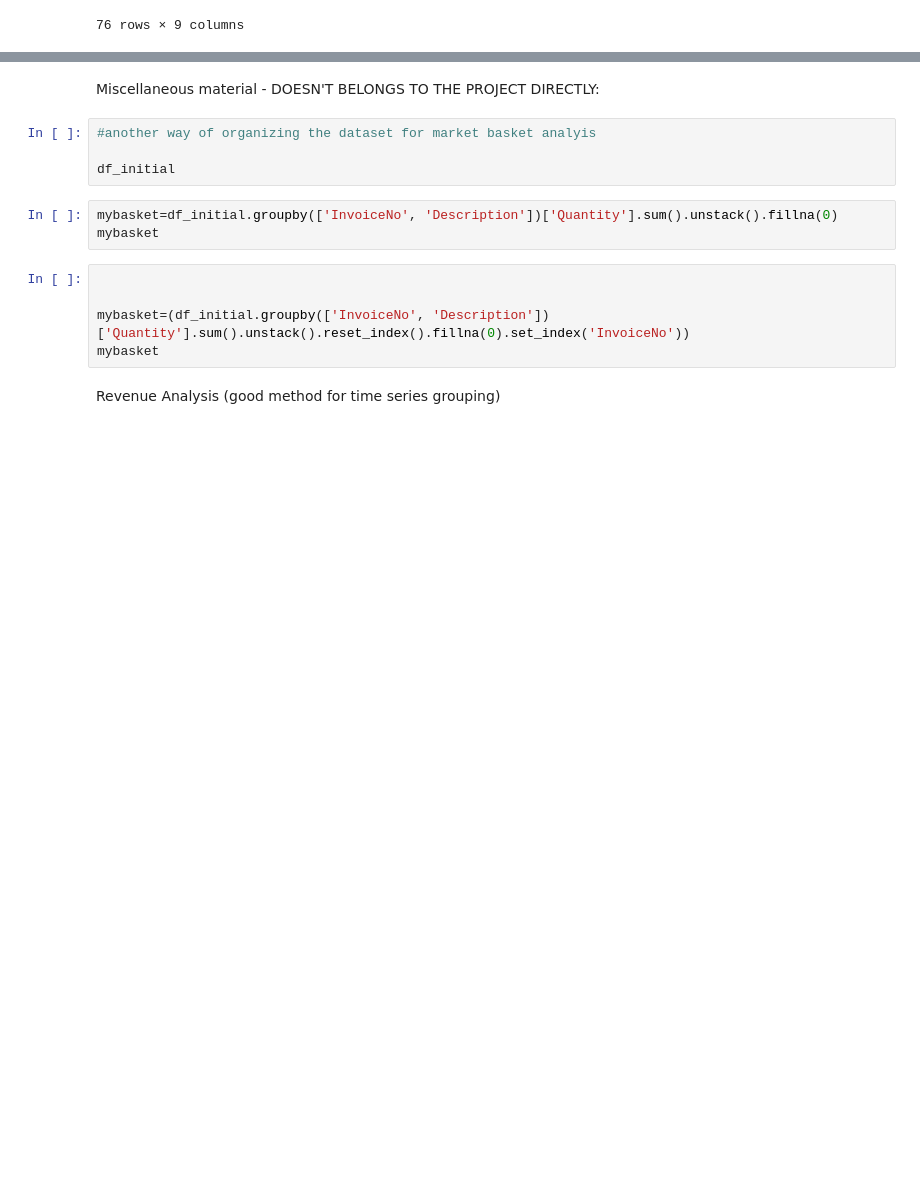
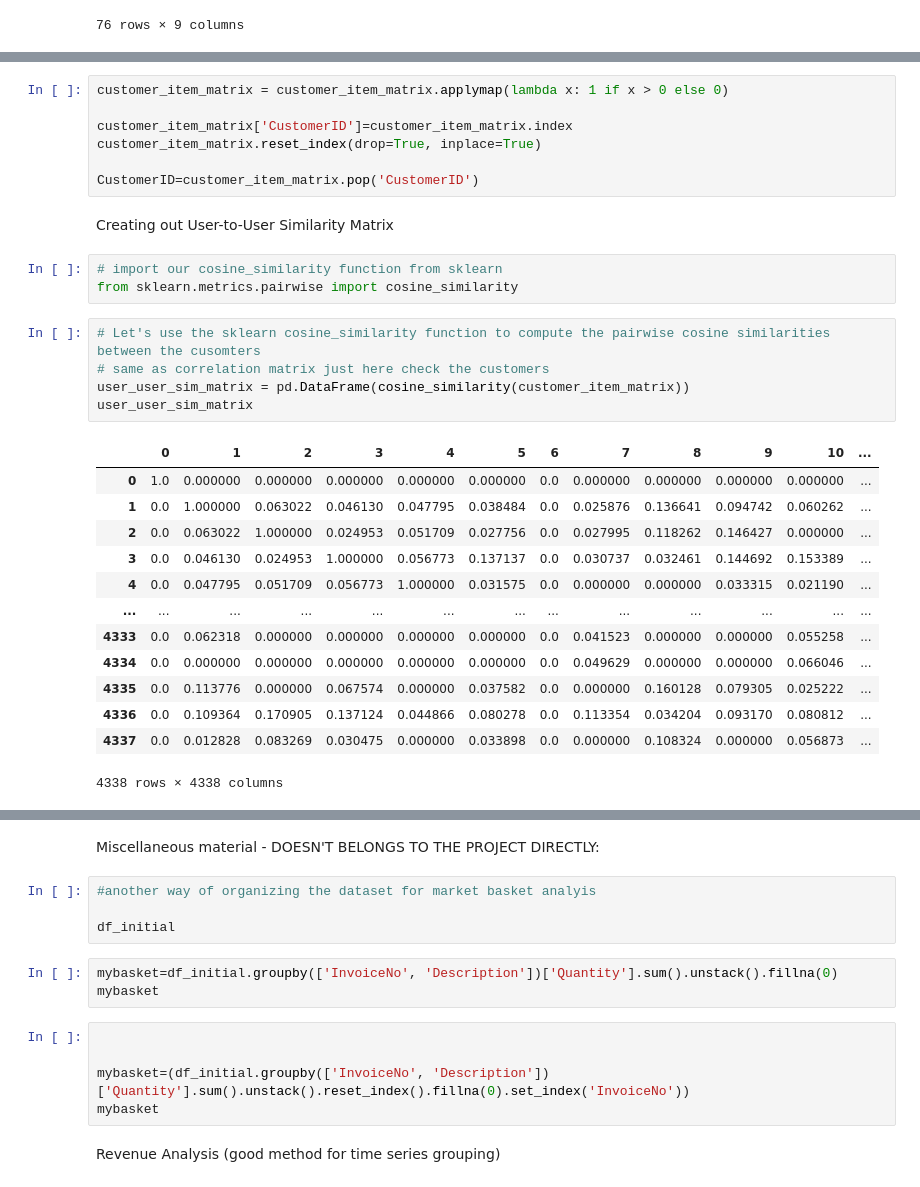
Before and after one commit to vbanai/ML-Technics-in-Retail, a Jupyter notebook: Comprehensive_ecommerce_analysis.ipynb, the cells around one changed output, grey strips where cells are left out. Cells and saved outputs as stored; diff of their text form; blank space fills up the shorter version.

```diff
--- a/Comprehensive_ecommerce_analysis.ipynb
+++ b/Comprehensive_ecommerce_analysis.ipynb
@@ -1167,0 +1222,31 @@ rules
+# %%
+customer_item_matrix = customer_item_matrix.applymap(lambda x: 1 if x > 0 else 0)
+
+customer_item_matrix['CustomerID']=customer_item_matrix.index
+customer_item_matrix.reset_index(drop=True, inplace=True)
+
+CustomerID=customer_item_matrix.pop('CustomerID')
+# %% [markdown]
+Creating out User-to-User Similarity Matrix
+# %%
+# import our cosine_similarity function from sklearn
+from sklearn.metrics.pairwise import cosine_similarity
+# %%
+# Let's use the sklearn cosine_similarity function to compute the pairwise cosine similarities between the cusomters
+# same as correlation matrix just here check the customers
+user_user_sim_matrix = pd.DataFrame(cosine_similarity(customer_item_matrix))
+user_user_sim_matrix
+# %% [output]
+|  | 0 | 1 | 2 | 3 | 4 | 5 | 6 | 7 | 8 | 9 | 10 | ... |
+| 0 | 1.0 | 0.000000 | 0.000000 | 0.000000 | 0.000000 | 0.000000 | 0.0 | 0.000000 | 0.000000 | 0.000000 | 0.000000 | ... |
+| 1 | 0.0 | 1.000000 | 0.063022 | 0.046130 | 0.047795 | 0.038484 | 0.0 | 0.025876 | 0.136641 | 0.094742 | 0.060262 | ... |
+| 2 | 0.0 | 0.063022 | 1.000000 | 0.024953 | 0.051709 | 0.027756 | 0.0 | 0.027995 | 0.118262 | 0.146427 | 0.000000 | ... |
+| 3 | 0.0 | 0.046130 | 0.024953 | 1.000000 | 0.056773 | 0.137137 | 0.0 | 0.030737 | 0.032461 | 0.144692 | 0.153389 | ... |
+| 4 | 0.0 | 0.047795 | 0.051709 | 0.056773 | 1.000000 | 0.031575 | 0.0 | 0.000000 | 0.000000 | 0.033315 | 0.021190 | ... |
+| ... | ... | ... | ... | ... | ... | ... | ... | ... | ... | ... | ... | ... |
+| 4333 | 0.0 | 0.062318 | 0.000000 | 0.000000 | 0.000000 | 0.000000 | 0.0 | 0.041523 | 0.000000 | 0.000000 | 0.055258 | ... |
+| 4334 | 0.0 | 0.000000 | 0.000000 | 0.000000 | 0.000000 | 0.000000 | 0.0 | 0.049629 | 0.000000 | 0.000000 | 0.066046 | ... |
+| 4335 | 0.0 | 0.113776 | 0.000000 | 0.067574 | 0.000000 | 0.037582 | 0.0 | 0.000000 | 0.160128 | 0.079305 | 0.025222 | ... |
+| 4336 | 0.0 | 0.109364 | 0.170905 | 0.137124 | 0.044866 | 0.080278 | 0.0 | 0.113354 | 0.034204 | 0.093170 | 0.080812 | ... |
+| 4337 | 0.0 | 0.012828 | 0.083269 | 0.030475 | 0.000000 | 0.033898 | 0.0 | 0.000000 | 0.108324 | 0.000000 | 0.056873 | ... |
+4338 rows × 4338 columns
```
Also changed, not shown: parts of 28 cells of this notebook.
